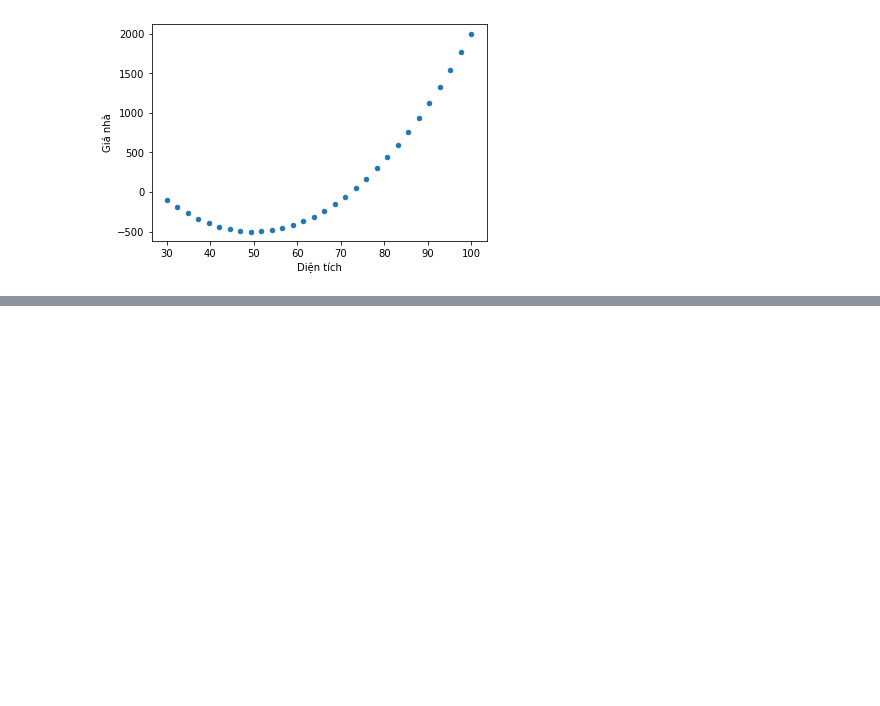
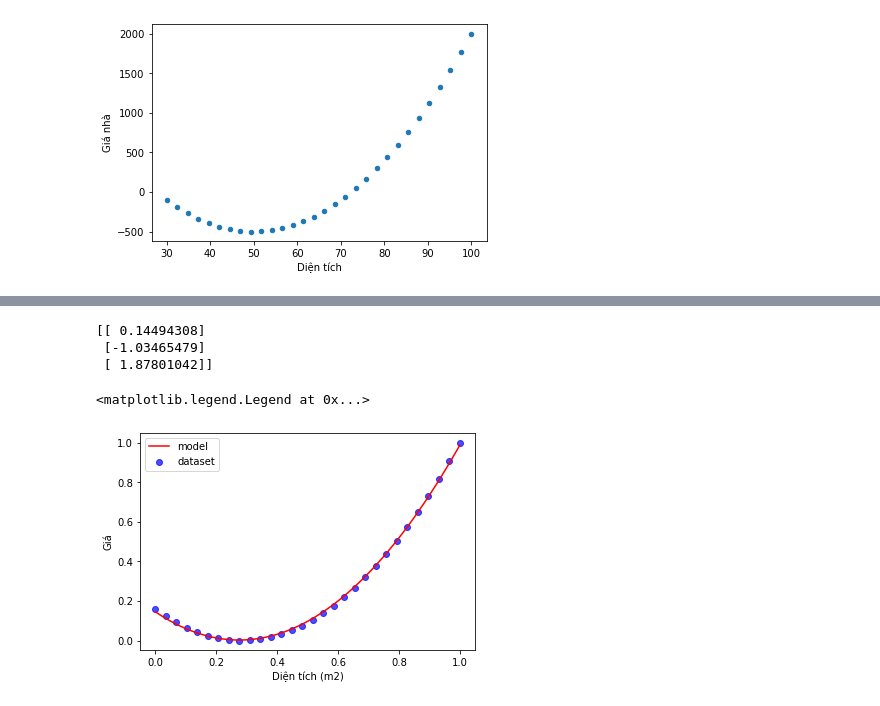
Before and after one commit to phungminhhieu1206/StudyAI, a Jupyter notebook: DeepLearning/2. Linear Regression/TuHoc/Ex4.ipynb, the cells around one changed output, grey strips where cells are left out. Saved outputs shown, nothing was run; the diff lists cells and outputs as text; code cells hidden in the pictures; blank space fills up the shorter version.

```diff
--- a/DeepLearning/2. Linear Regression/TuHoc/Ex4.ipynb
+++ b/DeepLearning/2. Linear Regression/TuHoc/Ex4.ipynb
@@ -22,0 +119,25 @@ data.plot.scatter(x = "Diện tích", y = "Giá nhà")
+# %%
+# Show
+a = []
+b = []
+print(w)
+for i in np.linspace(0., 1., 100):
+    j = w[1] * i + w[2] * i * i + w[0]
+    a.append(i)
+    b.append(j)
+
+plt.plot(a, b, c='r', label="model")
+
+X = data[:, 0].reshape(-1, 1)
+Y = data[:, 1].reshape(-1, 1)
+plt.scatter(X, Y, c='b', label="dataset", alpha = 0.7)
+
+plt.xlabel('Diện tích (m2)')
+plt.ylabel('Giá')
+plt.legend()
+# %% [output]
+[[ 0.14494308]
+ [-1.03465479]
+ [ 1.87801042]]
+<matplotlib.legend.Legend at 0x...>
+[figure, added]
```
Also changed, not shown: parts of 13 cells of this notebook, 11 other files.
